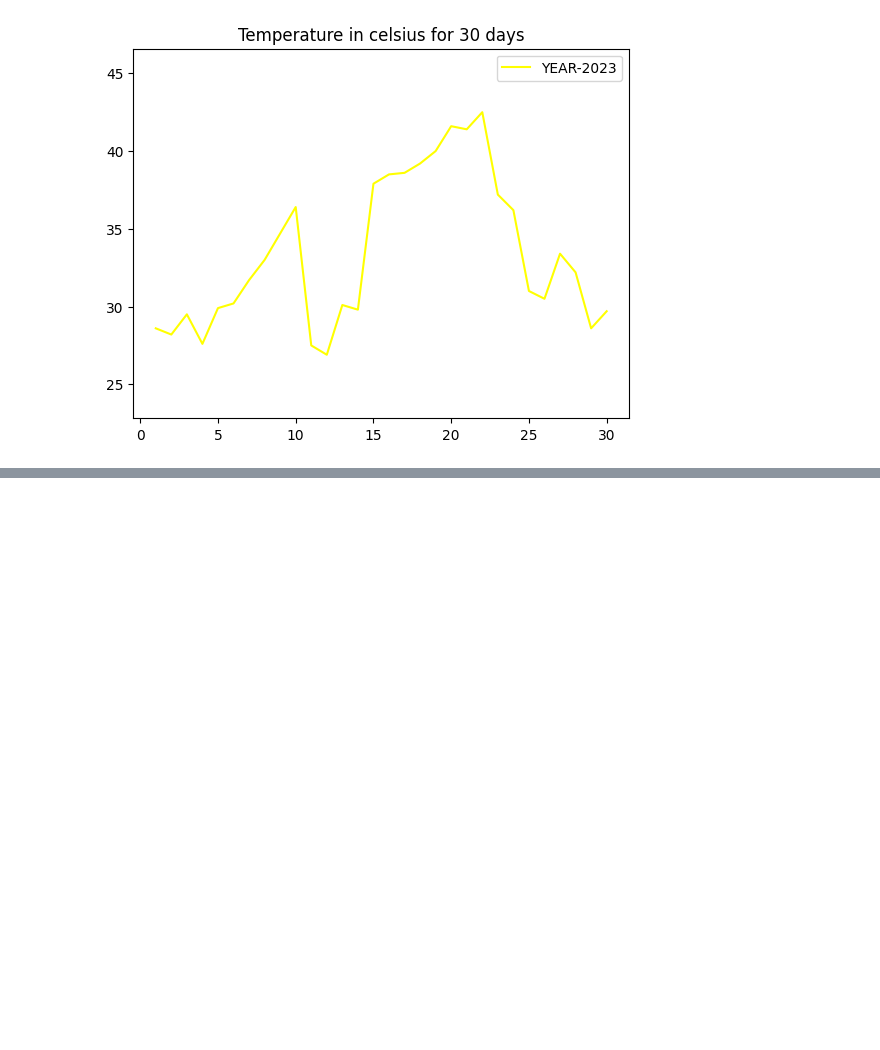
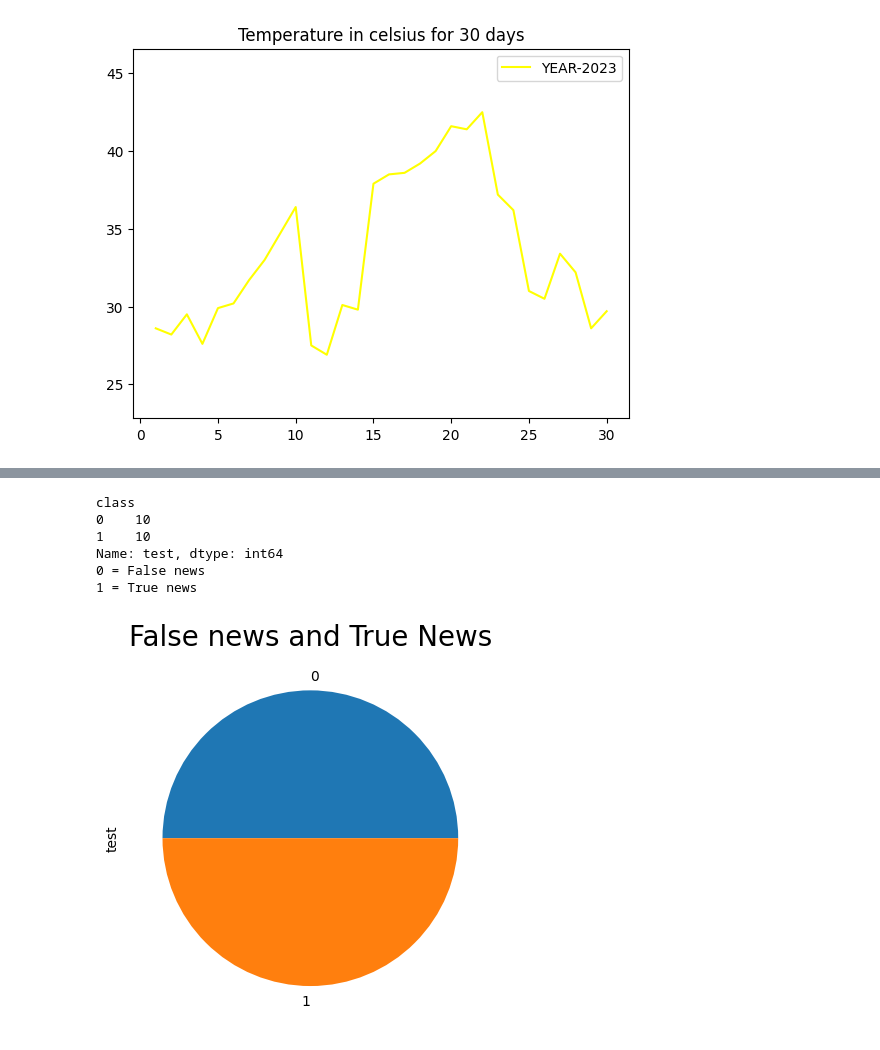
Before and after one commit to Suma-Mandru/base, a Jupyter notebook: Project.ipynb, the cells around one changed output, grey strips where cells are left out. Saved outputs shown, nothing was run; the diff lists cells and outputs as text; code cells hidden in the pictures; blank space fills up the shorter version.

```diff
--- a/Project.ipynb
+++ b/Project.ipynb
@@ -35,0 +108,14 @@ number of days the temperature exceeded threshold is: 12
+# %%
+print(data_merge.groupby(['class'])['test'].count())
+print("0 = False news\n1 = True news")
+data_merge.groupby(['class'])['test'].count().plot(kind="pie")
+plt.title("False news and True News",size=20)
+plt.show()
+# %% [output]
+class
+0    10
+1    10
+Name: test, dtype: int64
+0 = False news
+1 = True news
+[figure, added]
```
Also changed, not shown: parts of 34 cells of this notebook.
